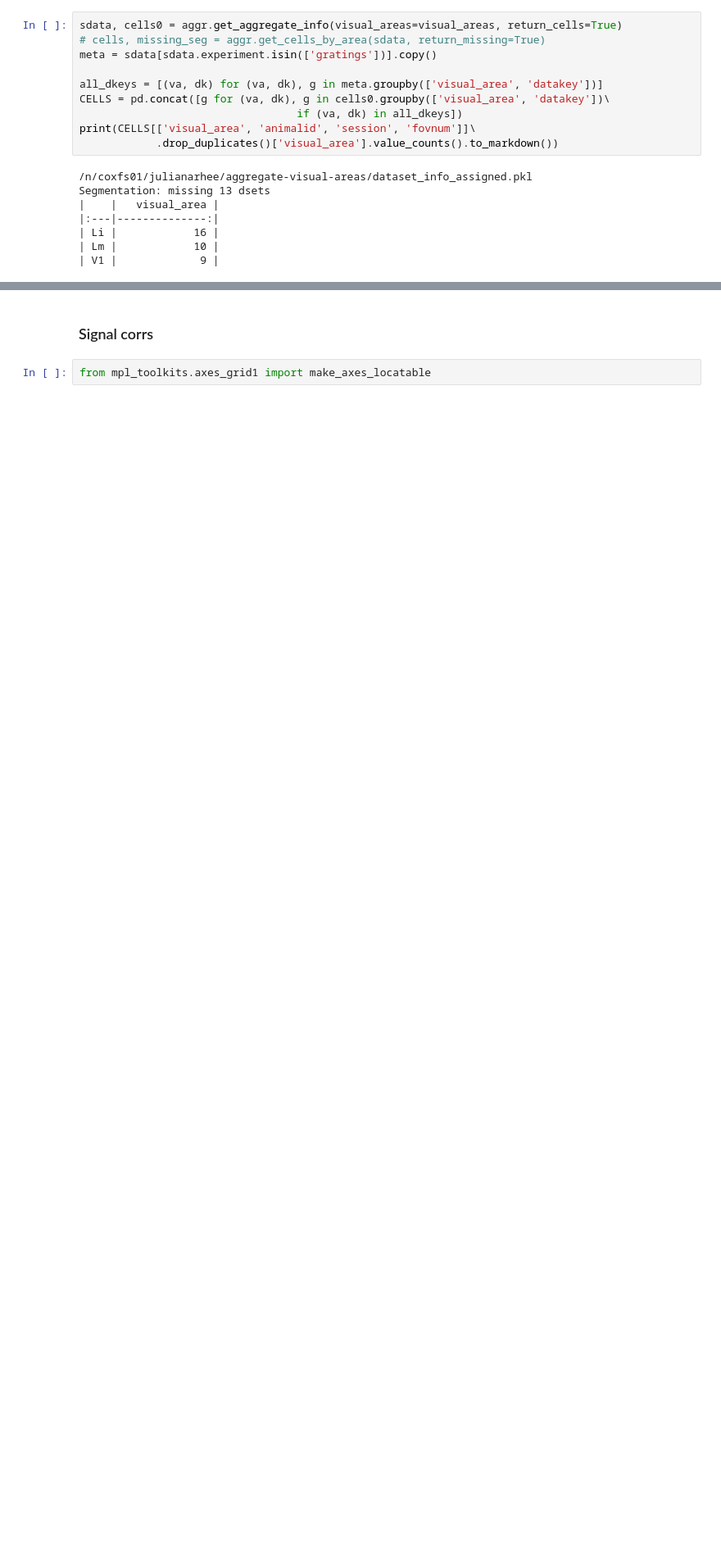
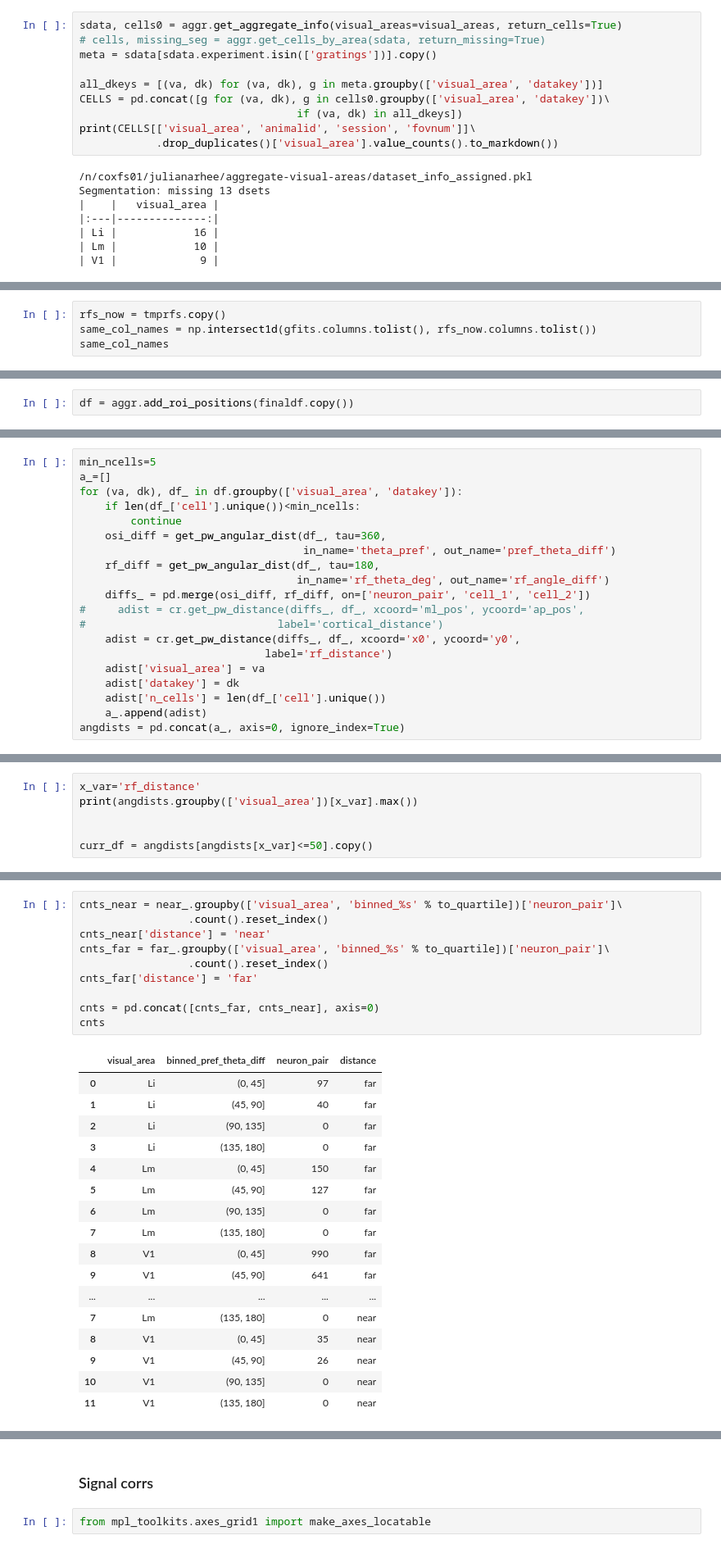
Before and after one commit to julianarhee/rat-2p-area-characterizations, a Jupyter notebook: analyze2p/gratings/gratings-correlations.ipynb, the cells around one changed output, grey strips where cells are left out. Shown at 82% size. Cells and saved outputs as stored; diff of their text form; blank space fills up the shorter version.

```diff
--- a/analyze2p/gratings/gratings-correlations.ipynb
+++ b/analyze2p/gratings/gratings-correlations.ipynb
@@ -256,0 +245,4 @@ print(curr_dst_dir)
+# %%
+rfs_now = tmprfs.copy()
+same_col_names = np.intersect1d(gfits.columns.tolist(), rfs_now.columns.tolist())
+same_col_names
@@ -256,0 +277,2 @@ print(curr_dst_dir)
+# %%
+df = aggr.add_roi_positions(finaldf.copy())
@@ -256,0 +306,20 @@ print(curr_dst_dir)
+# %%
+min_ncells=5
+a_=[]
+for (va, dk), df_ in df.groupby(['visual_area', 'datakey']):
+    if len(df_['cell'].unique())<min_ncells:
+        continue
+    osi_diff = get_pw_angular_dist(df_, tau=360,
+                                   in_name='theta_pref', out_name='pref_theta_diff')
+    rf_diff = get_pw_angular_dist(df_, tau=180,
+                                  in_name='rf_theta_deg', out_name='rf_angle_diff')
+    diffs_ = pd.merge(osi_diff, rf_diff, on=['neuron_pair', 'cell_1', 'cell_2'])
+#     adist = cr.get_pw_distance(diffs_, df_, xcoord='ml_pos', ycoord='ap_pos',
+#                              label='cortical_distance')
+    adist = cr.get_pw_distance(diffs_, df_, xcoord='x0', ycoord='y0',
+                             label='rf_distance')
+    adist['visual_area'] = va
+    adist['datakey'] = dk
+    adist['n_cells'] = len(df_['cell'].unique())
+    a_.append(adist)
+angdists = pd.concat(a_, axis=0, ignore_index=True)
@@ -256,0 +475,6 @@ print(curr_dst_dir)
+# %%
+x_var='rf_distance'
+print(angdists.groupby(['visual_area'])[x_var].max())
+
+
+curr_df = angdists[angdists[x_var]<=50].copy()
@@ -256,0 +539,28 @@ print(curr_dst_dir)
+# %%
+cnts_near = near_.groupby(['visual_area', 'binned_%s' % to_quartile])['neuron_pair']\
+                 .count().reset_index()
+cnts_near['distance'] = 'near'
+cnts_far = far_.groupby(['visual_area', 'binned_%s' % to_quartile])['neuron_pair']\
+                 .count().reset_index()
+cnts_far['distance'] = 'far'
+
+cnts = pd.concat([cnts_far, cnts_near], axis=0)
+cnts
+# %% [output]
+|  | visual_area | binned_pref_theta_diff | neuron_pair | distance |
+| 0 | Li | (0, 45] | 97 | far |
+| 1 | Li | (45, 90] | 40 | far |
+| 2 | Li | (90, 135] | 0 | far |
+| 3 | Li | (135, 180] | 0 | far |
+| 4 | Lm | (0, 45] | 150 | far |
+| 5 | Lm | (45, 90] | 127 | far |
+| 6 | Lm | (90, 135] | 0 | far |
+| 7 | Lm | (135, 180] | 0 | far |
+| 8 | V1 | (0, 45] | 990 | far |
+| 9 | V1 | (45, 90] | 641 | far |
+| ... | ... | ... | ... | ... |
+| 7 | Lm | (135, 180] | 0 | near |
+| 8 | V1 | (0, 45] | 35 | near |
+| 9 | V1 | (45, 90] | 26 | near |
+| 10 | V1 | (90, 135] | 0 | near |
+| 11 | V1 | (135, 180] | 0 | near |
```
Also changed, not shown: parts of 132 cells of this notebook, 4 other files.
